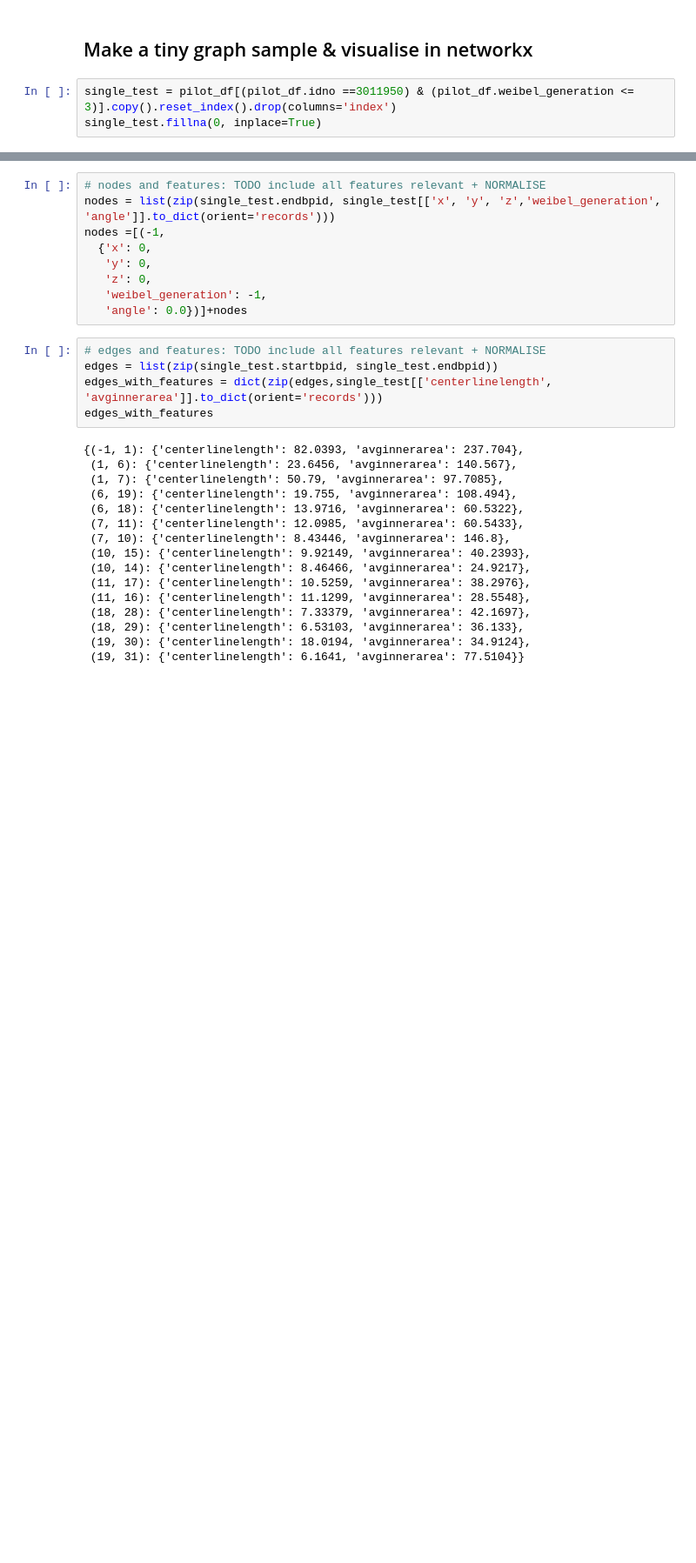
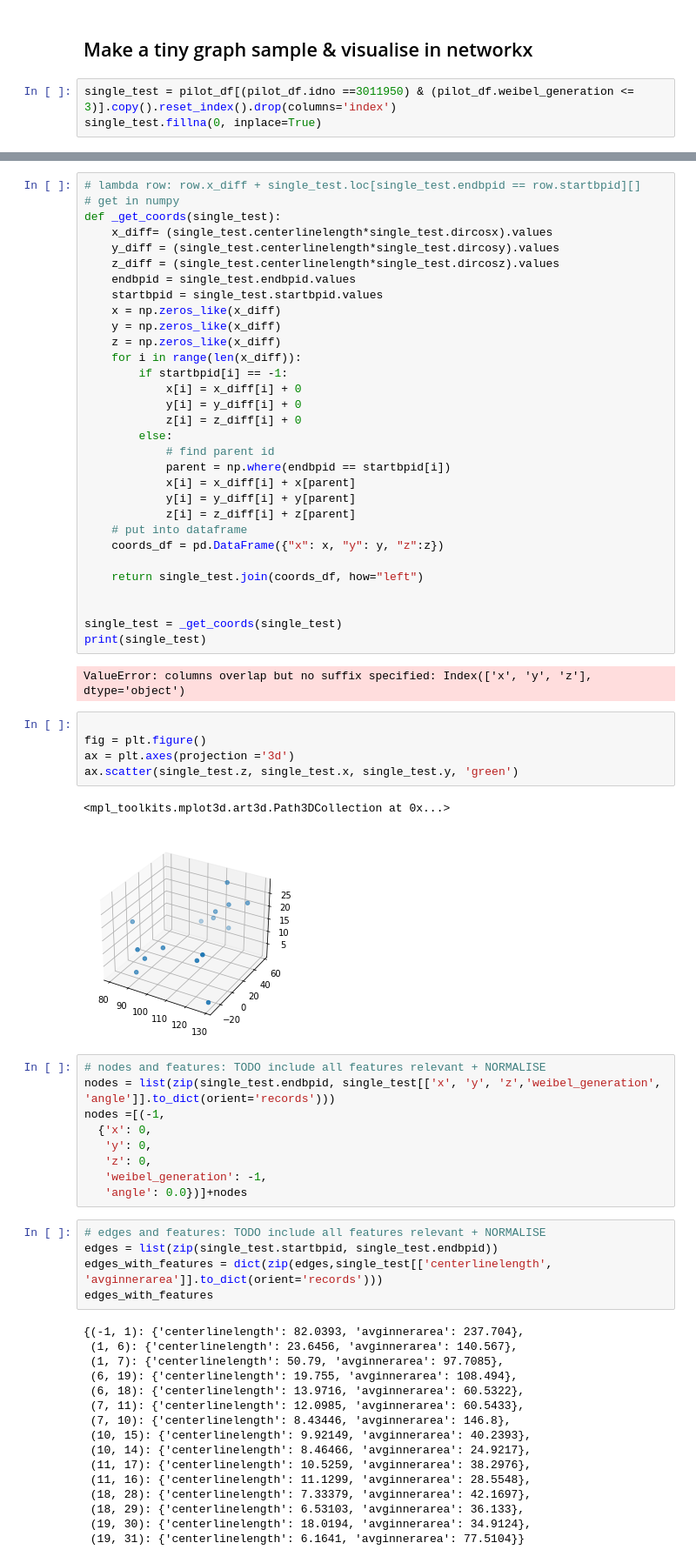
Before and after one commit to s-n-naik/airway_exploration, a Jupyter notebook: graph_test.ipynb, the cells around one changed output, grey strips where cells are left out. Shown at 87% size. Cells and saved outputs as stored; diff of their text form; blank space fills up the shorter version.

```diff
--- a/graph_test.ipynb
+++ b/graph_test.ipynb
@@ -147,6 +151,47 @@ single_test
 | 12 | 3011950 | RB2 | 18 | 29 | 6.53103 | 130.7860 | -0.721995 | 0.618853 | -0.309426 | ... |
 | 13 | 3011950 | RB4+5 | 19 | 30 | 18.01940 | 128.1670 | -0.574367 | -0.646162 | 0.502571 | ... |
 | 14 | 3011950 | - | 19 | 31 | 6.16410 | 137.4090 | -0.507673 | 0.609208 | 0.609208 | ... |
+# %%
+# lambda row: row.x_diff + single_test.loc[single_test.endbpid == row.startbpid][]
+# get in numpy
+def _get_coords(single_test):
+    x_diff= (single_test.centerlinelength*single_test.dircosx).values
+    y_diff = (single_test.centerlinelength*single_test.dircosy).values
+    z_diff = (single_test.centerlinelength*single_test.dircosz).values
+    endbpid = single_test.endbpid.values
+    startbpid = single_test.startbpid.values
+    x = np.zeros_like(x_diff)
+    y = np.zeros_like(x_diff)
+    z = np.zeros_like(x_diff)
+    for i in range(len(x_diff)):
+        if startbpid[i] == -1:
+            x[i] = x_diff[i] + 0
+            y[i] = y_diff[i] + 0
+            z[i] = z_diff[i] + 0
+        else:
+            # find parent id
+            parent = np.where(endbpid == startbpid[i])
+            x[i] = x_diff[i] + x[parent]
+            y[i] = y_diff[i] + y[parent]
+            z[i] = z_diff[i] + z[parent]
+    # put into dataframe
+    coords_df = pd.DataFrame({"x": x, "y": y, "z":z})
+
+    return single_test.join(coords_df, how="left")
+
+
+single_test = _get_coords(single_test)
+print(single_test)
+# %% [output]
+ValueError: columns overlap but no suffix specified: Index(['x', 'y', 'z'], dtype='object')
+# %%
+
+fig = plt.figure()
+ax = plt.axes(projection ='3d')
+ax.scatter(single_test.z, single_test.x, single_test.y, 'green')
+# %% [output]
+<mpl_toolkits.mplot3d.art3d.Path3DCollection at 0x...>
+[figure, added]
 # %%
 # nodes and features: TODO include all features relevant + NORMALISE
 nodes = list(zip(single_test.endbpid, single_test[['x', 'y', 'z','weibel_generation', 'angle']].to_dict(orient='records')))
```
Also changed, not shown: parts of 13 cells of this notebook.
